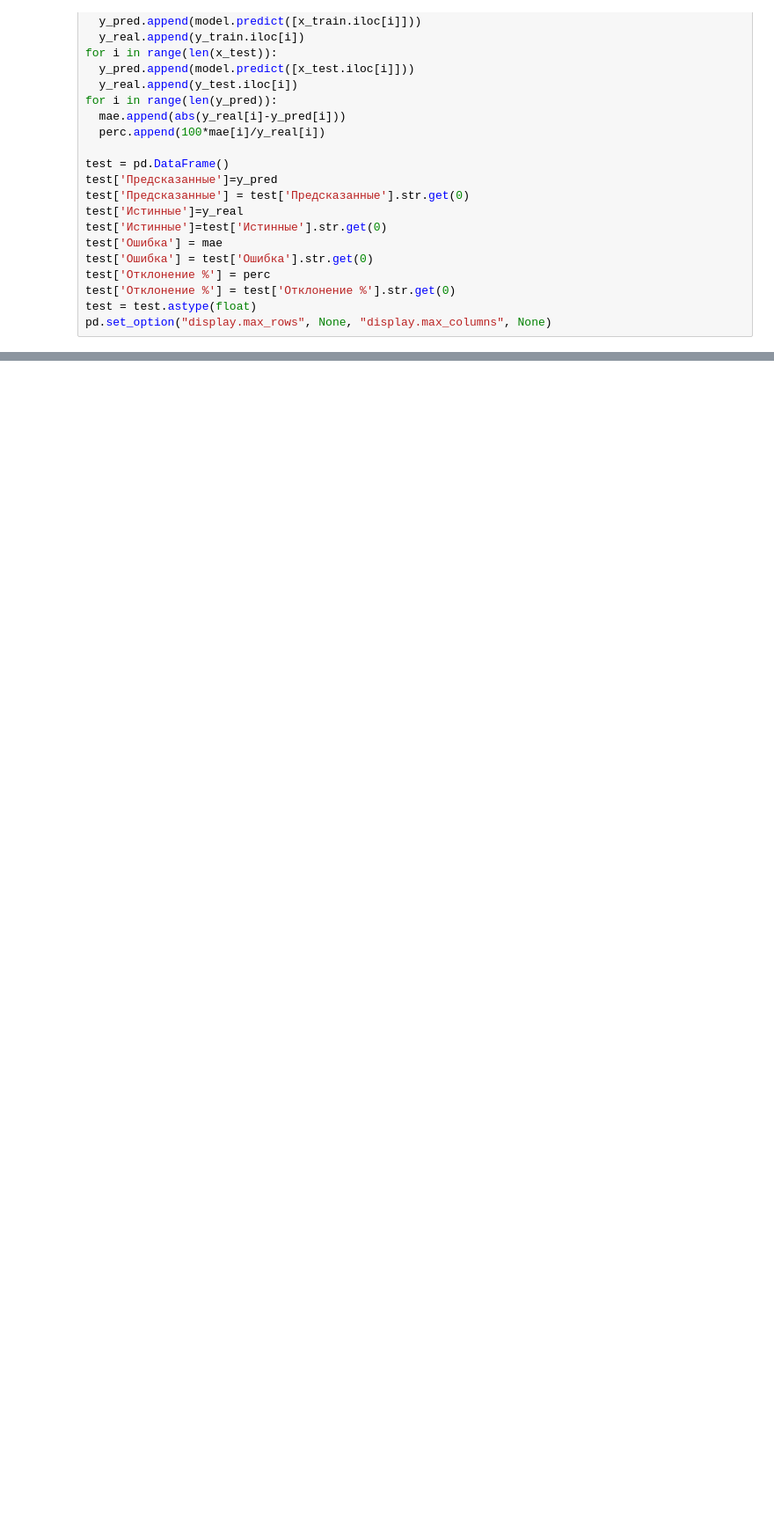
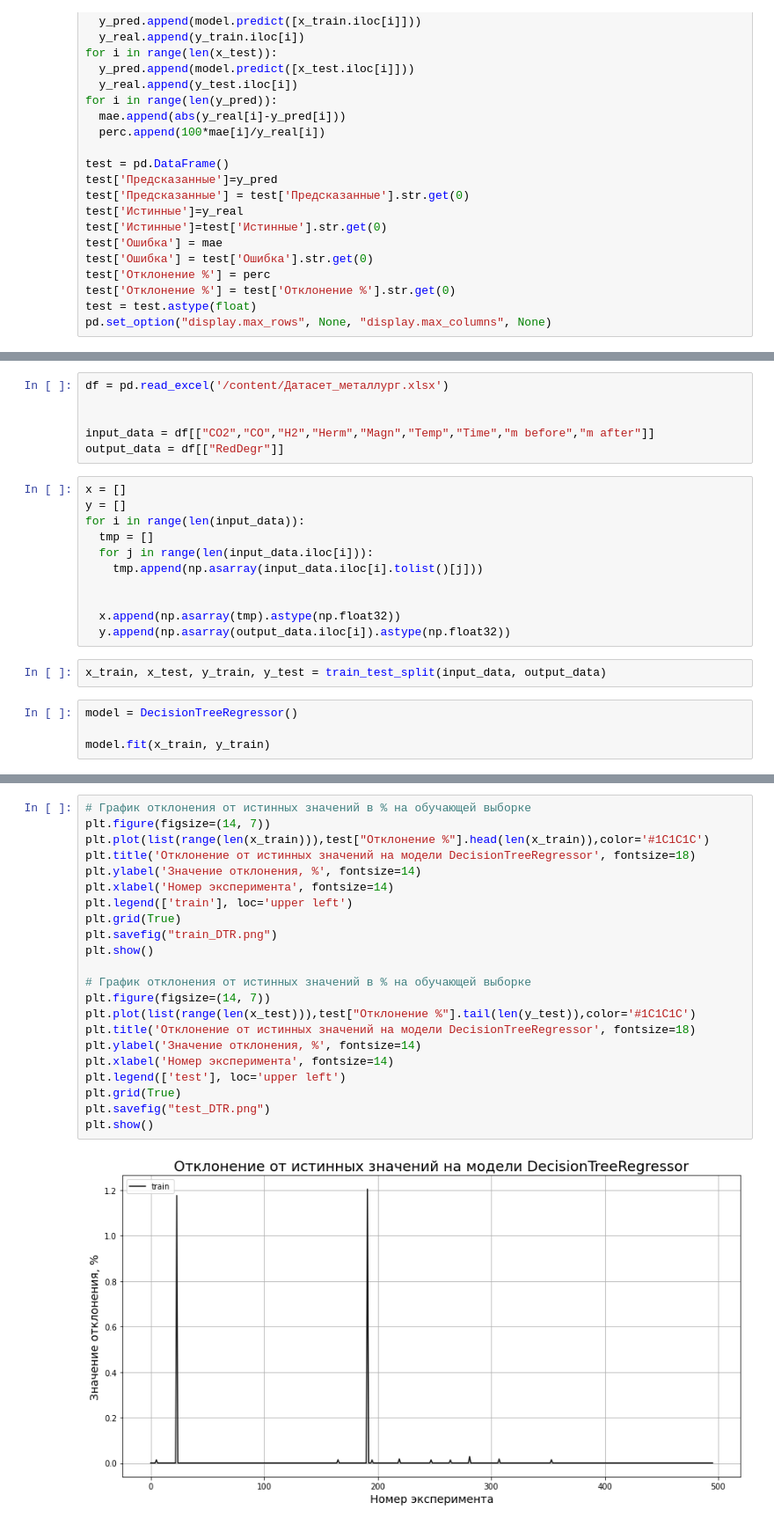
Before and after one commit to yarkalm/def_metallization, a Jupyter notebook: Metallization.ipynb, the cells around one changed output, grey strips where cells are left out. Shown: that part at 88% size. Saved outputs shown, nothing was run; the diff lists cells and outputs as text; blank space fills up the shorter version.

```diff
--- a/Metallization.ipynb
+++ b/Metallization.ipynb
@@ -108,0 +385,23 @@ plt.show()
+# %%
+df = pd.read_excel('/content/Датасет_металлург.xlsx')
+
+
+input_data = df[["CO2","CO","H2","Herm","Magn","Temp","Time","m before","m after"]]
+output_data = df[["RedDegr"]]
+# %%
+x = []
+y = []
+for i in range(len(input_data)):
+  tmp = []
+  for j in range(len(input_data.iloc[i])):
+    tmp.append(np.asarray(input_data.iloc[i].tolist()[j]))
+
+
+  x.append(np.asarray(tmp).astype(np.float32))
+  y.append(np.asarray(output_data.iloc[i]).astype(np.float32))
+# %%
+x_train, x_test, y_train, y_test = train_test_split(input_data, output_data)
+# %%
+model = DecisionTreeRegressor()
+
+model.fit(x_train, y_train)
@@ -108,0 +478,24 @@ plt.show()
+# %%
+# График отклонения от истинных значений в % на обучающей выборке
+plt.figure(figsize=(14, 7))
+plt.plot(list(range(len(x_train))),test["Отклонение %"].head(len(x_train)),color='#1C1C1C')
+plt.title('Отклонение от истинных значений на модели DecisionTreeRegressor', fontsize=18)
+plt.ylabel('Значение отклонения, %', fontsize=14)
+plt.xlabel('Номер эксперимента', fontsize=14)
+plt.legend(['train'], loc='upper left')
+plt.grid(True)
+plt.savefig("train_DTR.png")
+plt.show()
+
+# График отклонения от истинных значений в % на обучающей выборке
+plt.figure(figsize=(14, 7))
+plt.plot(list(range(len(x_test))),test["Отклонение %"].tail(len(y_test)),color='#1C1C1C')
+plt.title('Отклонение от истинных значений на модели DecisionTreeRegressor', fontsize=18)
+plt.ylabel('Значение отклонения, %', fontsize=14)
+plt.xlabel('Номер эксперимента', fontsize=14)
+plt.legend(['test'], loc='upper left')
+plt.grid(True)
+plt.savefig("test_DTR.png")
+plt.show()
+# %% [output]
+[figure, added]
```
Also changed, not shown: parts of 38 cells of this notebook.
